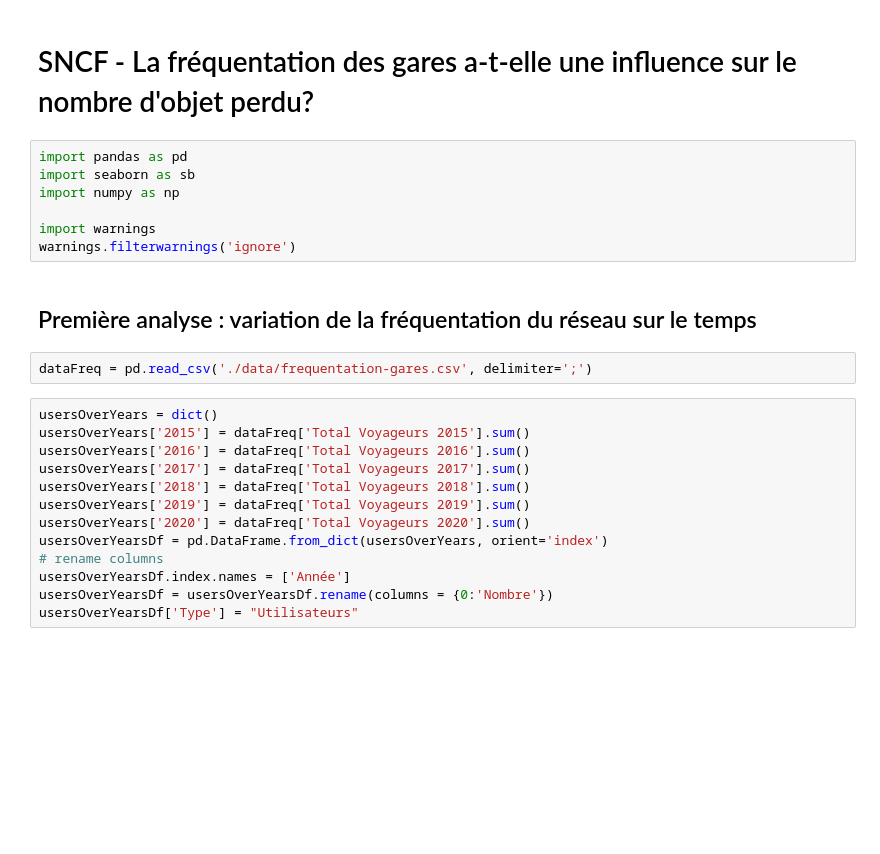
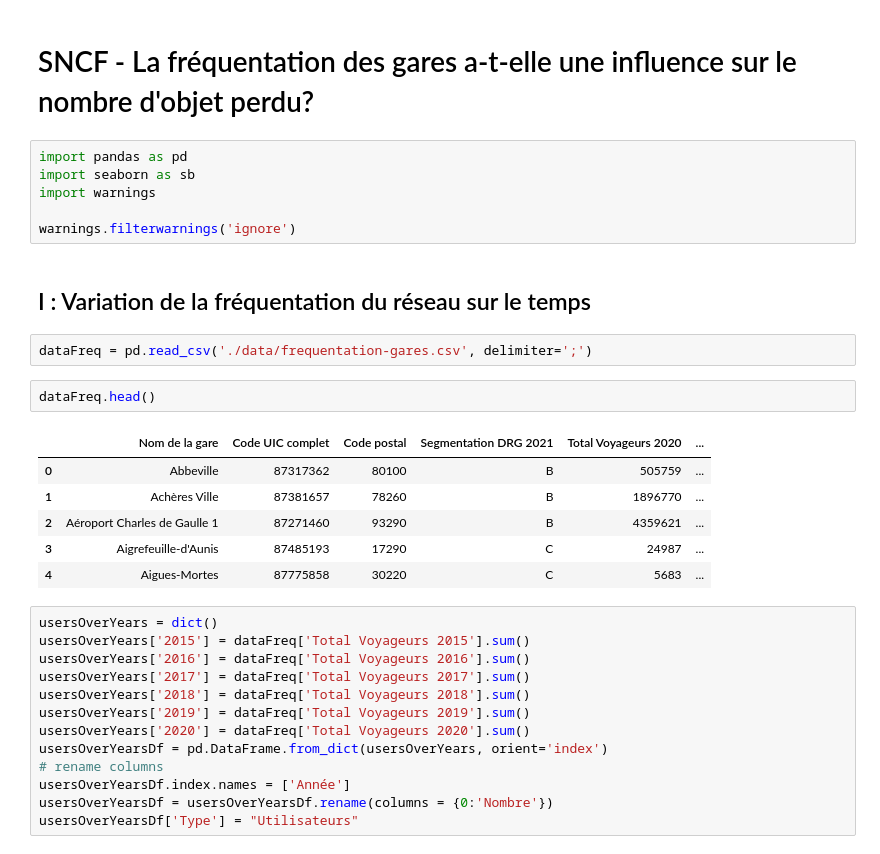
Before and after one commit to EdouardQ/H3Python, a Jupyter notebook: sncf.ipynb, the cells around one changed output. Drawn from its saved outputs; the diff is of its cells as text; blank space fills up the shorter version.

```diff
--- a/sncf.ipynb
+++ b/sncf.ipynb
@@ -3,14 +3,22 @@
 # %%
 import pandas as pd
 import seaborn as sb
-import numpy as np
+import warnings
 
-import warnings
 warnings.filterwarnings('ignore')
 # %% [markdown]
-## Première analyse : variation de la fréquentation du réseau sur le temps
+## I : Variation de la fréquentation du réseau sur le temps
 # %%
 dataFreq = pd.read_csv('./data/frequentation-gares.csv', delimiter=';')
+# %%
+dataFreq.head()
+# %% [output]
+|  | Nom de la gare | Code UIC complet | Code postal | Segmentation DRG 2021 | Total Voyageurs 2020 | ... |
+| 0 | Abbeville | 87317362 | 80100 | B | 505759 | ... |
+| 1 | Achères Ville | 87381657 | 78260 | B | 1896770 | ... |
+| 2 | Aéroport Charles de Gaulle 1 | 87271460 | 93290 | B | 4359621 | ... |
+| 3 | Aigrefeuille-d'Aunis | 87485193 | 17290 | C | 24987 | ... |
+| 4 | Aigues-Mortes | 87775858 | 30220 | C | 5683 | ... |
 # %%
 usersOverYears = dict()
 usersOverYears['2015'] = dataFreq['Total Voyageurs 2015'].sum()
```
Also changed, not shown: parts of 9 cells of this notebook.
